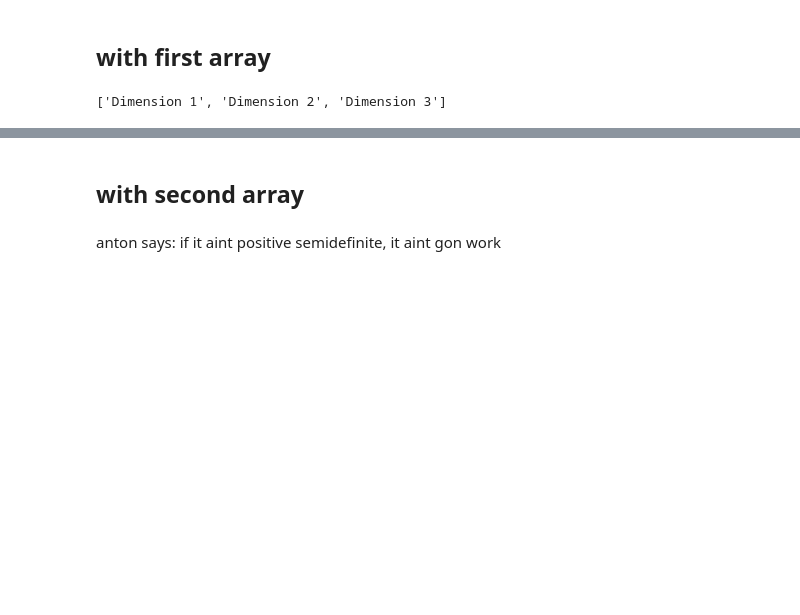
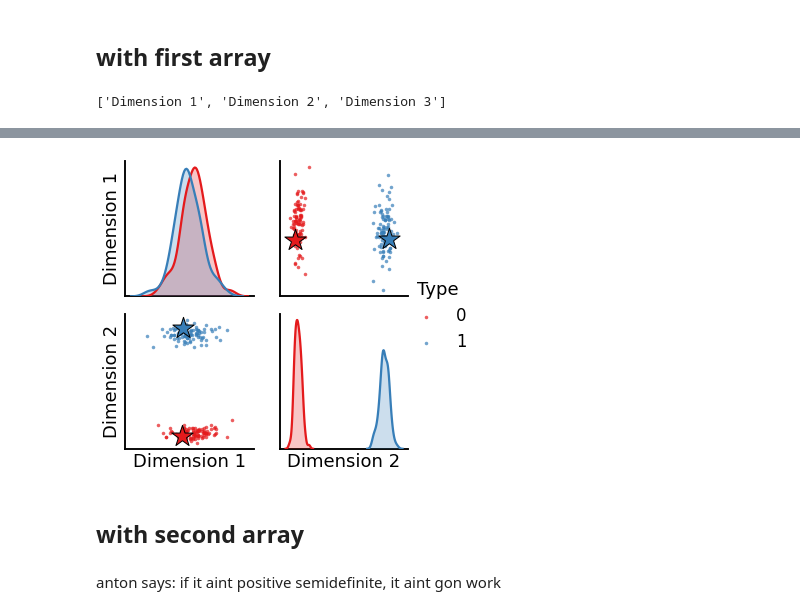
Before and after one commit to loftusa/graspy-personal, a Jupyter notebook: notebooks/new_latents.ipynb, the cells around one changed output, grey strips where cells are left out. Drawn from its saved outputs; the diff is of its cells as text; code cells hidden in the pictures; blank space fills up the shorter version.

```diff
--- a/notebooks/new_latents.ipynb
+++ b/notebooks/new_latents.ipynb
@@ -86,3 +90,7 @@ right prediction:
+# %%
+graph(P, reverse_pred=True, suppress_text=True)
+# %% [output]
+[figure, added]
 # %% [markdown]
 ## with second array
 # %% [markdown]
```
Also changed, not shown: parts of 6 cells of this notebook.
